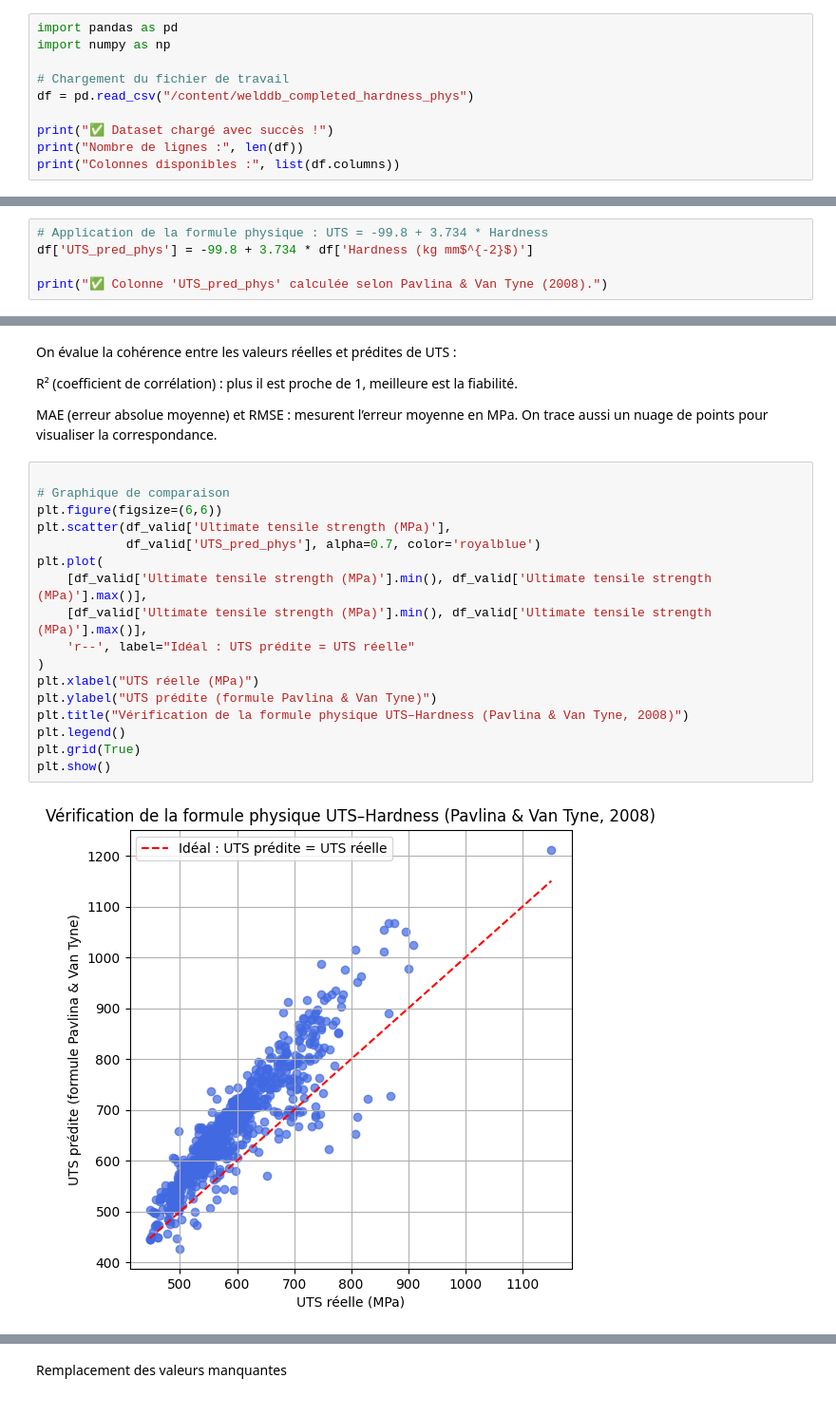
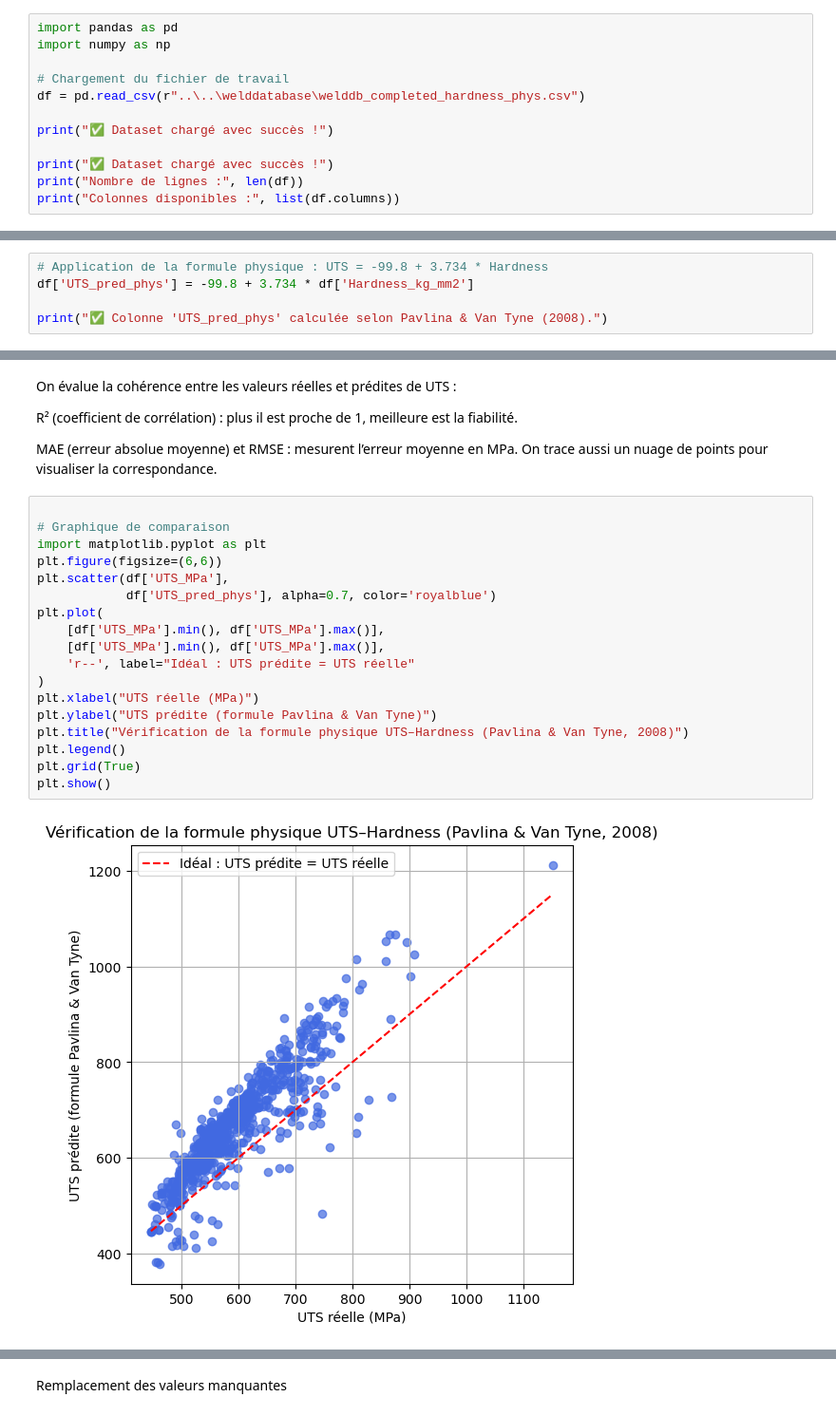
Before and after one commit to hammale2003/Welding-Quality-Prediction-, a Jupyter notebook: Nouhaila_Welding Quality prediction/Prediction de UTS/Prédiction_d'UTS.ipynb, the cells around one changed output, grey strips where cells are left out. Shown: that part at 95% size. Cells and saved outputs as stored; diff of their text form.

```diff
--- a/Nouhaila_Welding Quality prediction/Prediction de UTS/Prédiction_d'UTS.ipynb
+++ b/Nouhaila_Welding Quality prediction/Prediction de UTS/Prédiction_d'UTS.ipynb
@@ -11,7 +11,9 @@ import pandas as pd
 import numpy as np
 
 # Chargement du fichier de travail
-df = pd.read_csv("/content/welddb_completed_hardness_phys")
+df = pd.read_csv(r"..\..\welddatabase\welddb_completed_hardness_phys.csv")
+
+print("✅ Dataset chargé avec succès !")
 
 print("✅ Dataset chargé avec succès !")
 print("Nombre de lignes :", len(df))
@@ -25,7 +28,7 @@ On calcule une valeur prédite (UTS_pred_phys) pour chaque ligne à partir de la
 Même si la valeur réelle d’UTS est manquante, la dureté permet de la prédire.
 # %%
 # Application de la formule physique : UTS = -99.8 + 3.734 * Hardness
-df['UTS_pred_phys'] = -99.8 + 3.734 * df['Hardness (kg mm$^{-2}$)']
+df['UTS_pred_phys'] = -99.8 + 3.734 * df['Hardness_kg_mm2']
 
 print("✅ Colonne 'UTS_pred_phys' calculée selon Pavlina & Van Tyne (2008).")
 # %% [output]
@@ -40,19 +43,20 @@ On trace aussi un nuage de points pour visualiser la correspondance.
 # %%
 
 # Graphique de comparaison
+import matplotlib.pyplot as plt
 plt.figure(figsize=(6,6))
-plt.scatter(df_valid['Ultimate tensile strength (MPa)'],
-            df_valid['UTS_pred_phys'], alpha=0.7, color='royalblue')
+plt.scatter(df['UTS_MPa'],
+            df['UTS_pred_phys'], alpha=0.7, color='royalblue')
 plt.plot(
-    [df_valid['Ultimate tensile strength (MPa)'].min(), df_valid['Ultimate tensile strength (MPa)'].max()],
-    [df_valid['Ultimate tensile strength (MPa)'].min(), df_valid['Ultimate tensile strength (MPa)'].max()],
+    [df['UTS_MPa'].min(), df['UTS_MPa'].max()],
+    [df['UTS_MPa'].min(), df['UTS_MPa'].max()],
     'r--', label="Idéal : UTS prédite = UTS réelle"
 )
 plt.xlabel("UTS réelle (MPa)")
 plt.ylabel("UTS prédite (formule Pavlina & Van Tyne)")
 plt.title("Vérification de la formule physique UTS–Hardness (Pavlina & Van Tyne, 2008)")
 plt.legend()
 plt.grid(True)
 plt.show()
 # %% [output]
-[figure, old version]
+[figure, new version]
```
Also changed, not shown: parts of 6 cells of this notebook, 15 other files.
